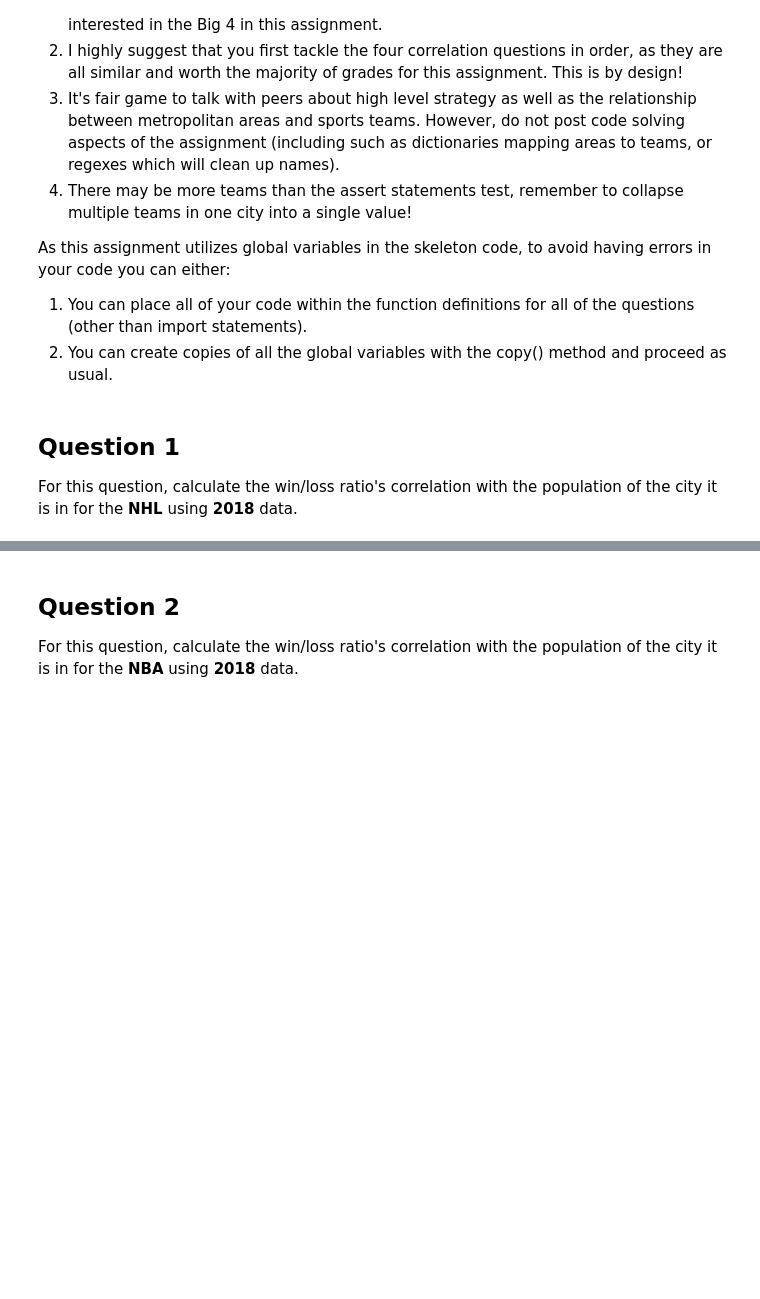
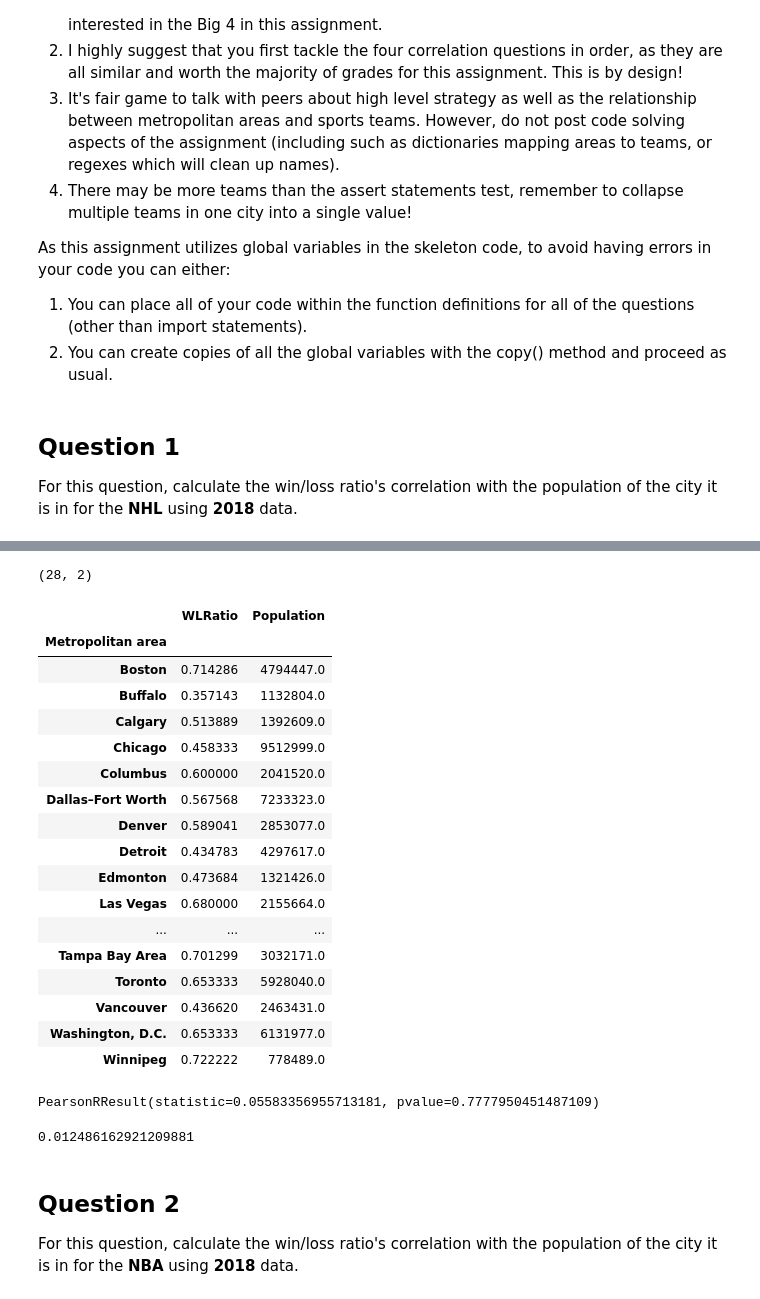
Before and after one commit to sumonju/Python-Course-from-Coursera, a Jupyter notebook: Assignments/Assignment 4/assignment4.ipynb, the cells around one changed output, grey strips where cells are left out. Drawn from its saved outputs; the diff is of its cells as text; code cells hidden in the pictures; blank space fills up the shorter version.

```diff
--- a/Assignments/Assignment 4/assignment4.ipynb
+++ b/Assignments/Assignment 4/assignment4.ipynb
@@ -22,21 +164,34 @@ For this question, calculate the win/loss ratio's correlation with the populatio
+# %%
+merge=merge.groupby('Metropolitan area').agg({'WLRatio': np.nanmean, 'Population': np.nanmean})
+print(merge.shape)
+merge
+# %% [output]
+(28, 2)
+|  | WLRatio | Population |
+| Metropolitan area |  |  |
+| Boston | 0.714286 | 4794447.0 |
+| Buffalo | 0.357143 | 1132804.0 |
+| Calgary | 0.513889 | 1392609.0 |
+| Chicago | 0.458333 | 9512999.0 |
+| Columbus | 0.600000 | 2041520.0 |
+| Dallas–Fort Worth | 0.567568 | 7233323.0 |
+| Denver | 0.589041 | 2853077.0 |
+| Detroit | 0.434783 | 4297617.0 |
+| Edmonton | 0.473684 | 1321426.0 |
+| Las Vegas | 0.680000 | 2155664.0 |
+| ... | ... | ... |
+| Tampa Bay Area | 0.701299 | 3032171.0 |
+| Toronto | 0.653333 | 5928040.0 |
+| Vancouver | 0.436620 | 2463431.0 |
+| Washington, D.C. | 0.653333 | 6131977.0 |
+| Winnipeg | 0.722222 | 778489.0 |
 # %%
-import pandas as pd
-import numpy as np
-import scipy.stats as stats
-import re
+population_by_region = merge['Population']
+win_loss_by_region = merge['WLRatio']
 
-nhl_df=pd.read_csv("assets/nhl.csv")
-cities=pd.read_html("assets/wikipedia_data.html")[1]
-cities=cities.iloc[:-1,[0,3,5,6,7,8]]
+assert len(population_by_region) == len(win_loss_by_region), "Q1: Your lists must be the same length"
+assert len(population_by_region) == 28, "Q1: There should be 28 teams being analysed for NHL"
 
-def nhl_correlation():
-    # YOUR CODE HERE
-    raise NotImplementedError()
-
-    population_by_region = [] # pass in metropolitan area population from cities
-    win_loss_by_region = [] # pass in win/loss ratio from nhl_df in the same order as cities["Metropolitan area"]
-
-    assert len(population_by_region) == len(win_loss_by_region), "Q1: Your lists must be the same length"
-    assert len(population_by_region) == 28, "Q1: There should be 28 teams being analysed for NHL"
-
-    return stats.pearsonr(population_by_region, win_loss_by_region)
+stats.pearsonr(population_by_region, win_loss_by_region)
+# %% [output]
+PearsonRResult(statistic=0.05583356955713181, pvalue=0.7777950451487109)
@@ -43,3 +285,7 @@ def nhl_correlation():
+# %%
+nhl_correlation()
+# %% [output]
+0.012486162921209881
 # %% [markdown]
 ## Question 2
 For this question, calculate the win/loss ratio's correlation with the population of the city it is in for the **NBA** using **2018** data.
```
Also changed, not shown: parts of 21 cells of this notebook, 1 other file.
